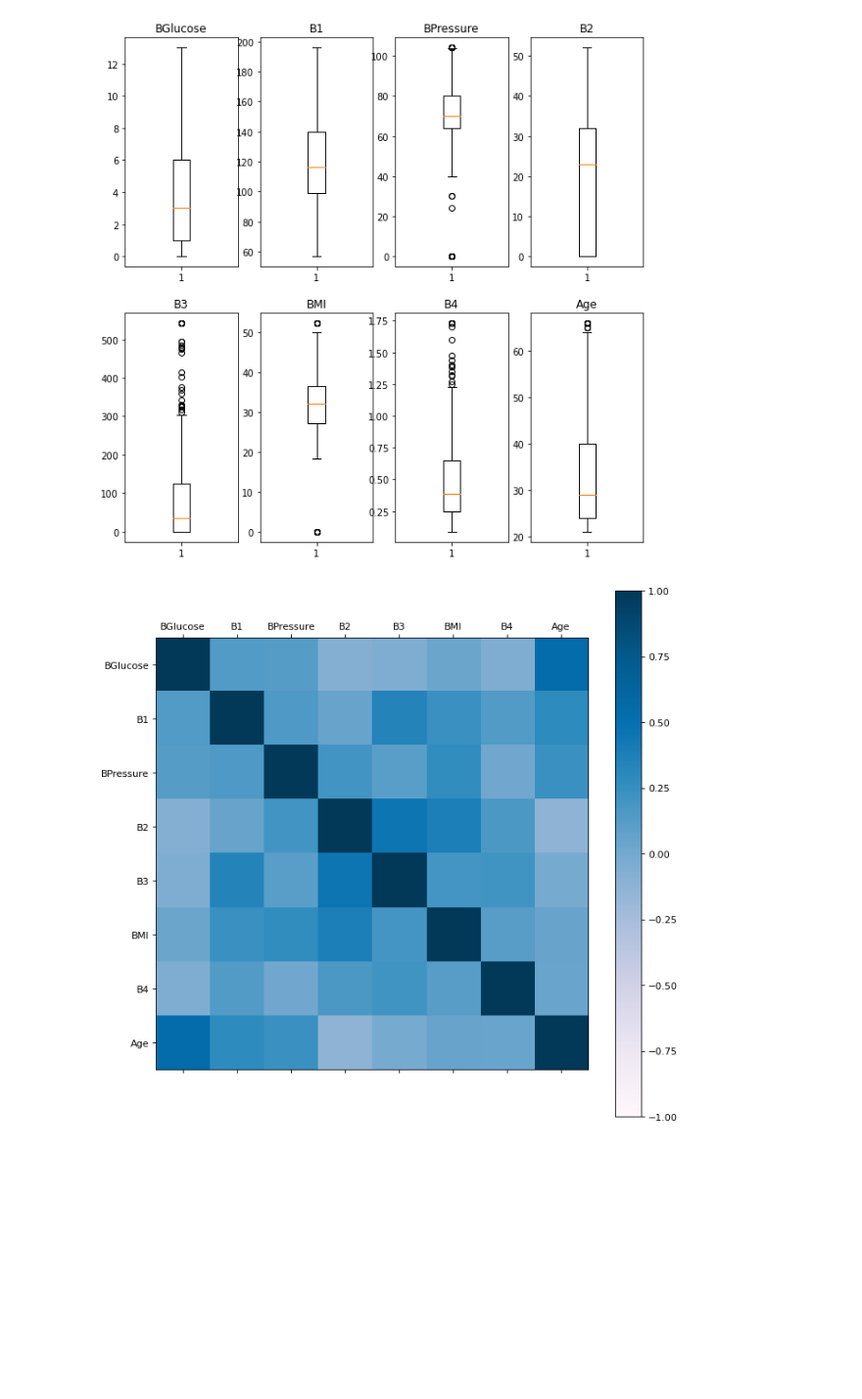
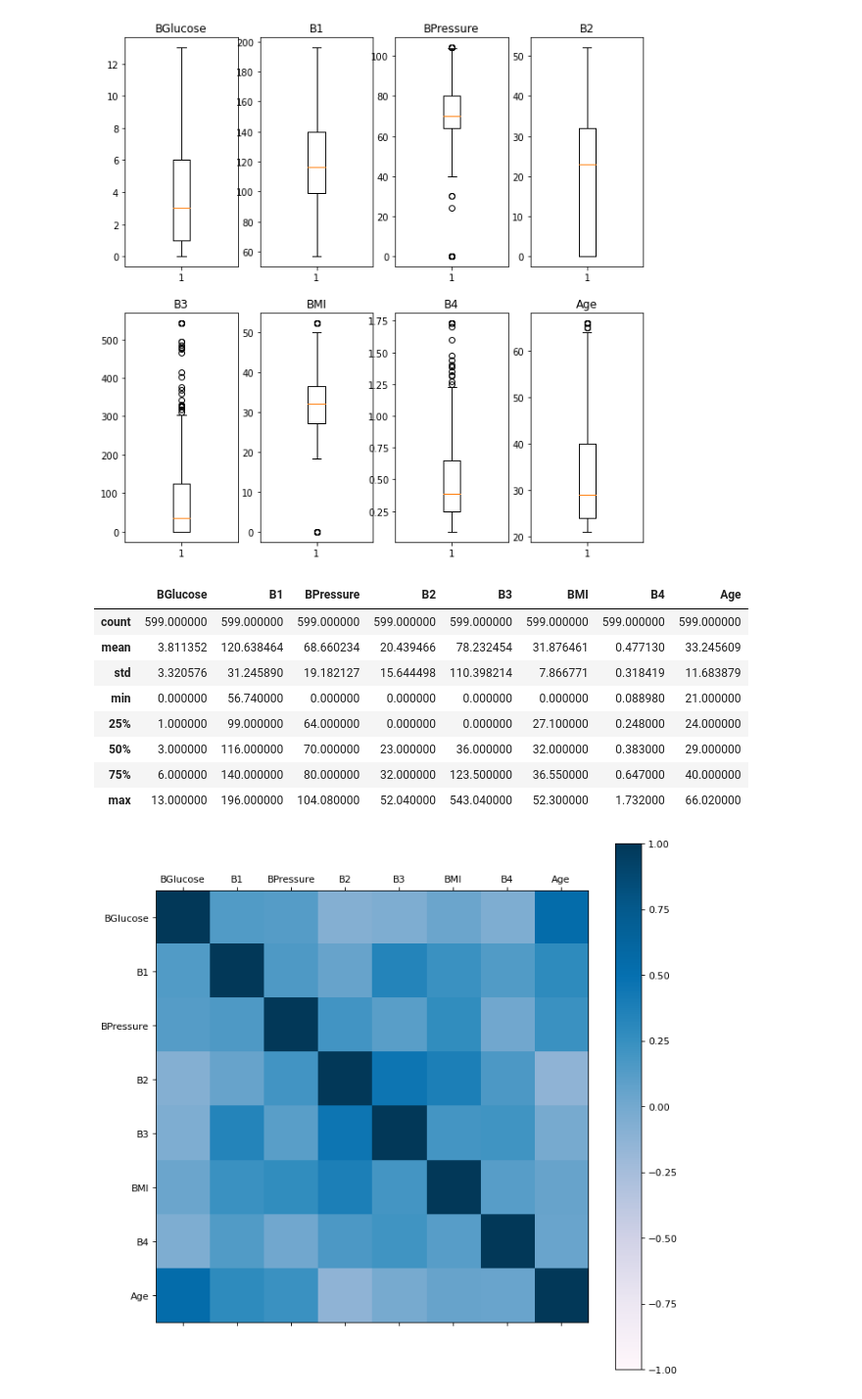
Before and after one commit to nilvng/COSC2573-ML, a Jupyter notebook: A1/main.ipynb, the cells around one changed output. Shown at 98% size. Saved outputs shown, nothing was run; the diff lists cells and outputs as text; code cells hidden in the pictures; blank space fills up the shorter version.

```diff
--- a/A1/main.ipynb
+++ b/A1/main.ipynb
@@ -191,6 +191,18 @@ for i, col in enumerate(df.columns):
     ax_col.set_title(col)
 # %% [output]
 [figure]
+# %%
+df.describe()
+# %% [output]
+|  | BGlucose | B1 | BPressure | B2 | B3 | BMI | B4 | Age |
+| count | 599.000000 | 599.000000 | 599.000000 | 599.000000 | 599.000000 | 599.000000 | 599.000000 | 599.000000 |
+| mean | 3.811352 | 120.638464 | 68.660234 | 20.439466 | 78.232454 | 31.876461 | 0.477130 | 33.245609 |
+| std | 3.320576 | 31.245890 | 19.182127 | 15.644498 | 110.398214 | 7.866771 | 0.318419 | 11.683879 |
+| min | 0.000000 | 56.740000 | 0.000000 | 0.000000 | 0.000000 | 0.000000 | 0.088980 | 21.000000 |
+| 25% | 1.000000 | 99.000000 | 64.000000 | 0.000000 | 0.000000 | 27.100000 | 0.248000 | 24.000000 |
+| 50% | 3.000000 | 116.000000 | 70.000000 | 23.000000 | 36.000000 | 32.000000 | 0.383000 | 29.000000 |
+| 75% | 6.000000 | 140.000000 | 80.000000 | 32.000000 | 123.500000 | 36.550000 | 0.647000 | 40.000000 |
+| max | 13.000000 | 196.000000 | 104.080000 | 52.040000 | 543.040000 | 52.300000 | 1.732000 | 66.020000 |
 # %%
 # heatmap
 correlations = df.corr()
```
Also changed, not shown: parts of 12 cells of this notebook.
